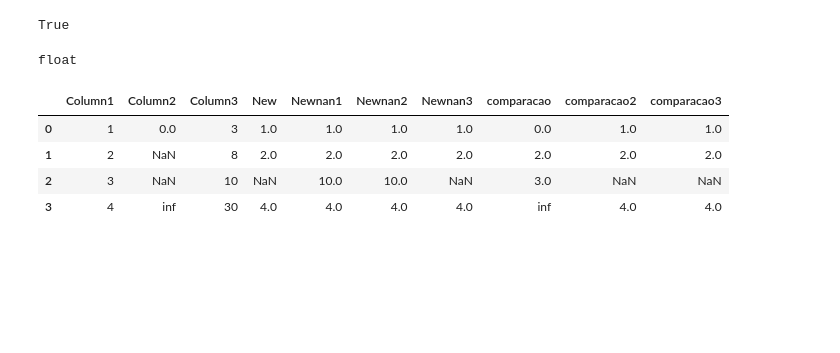
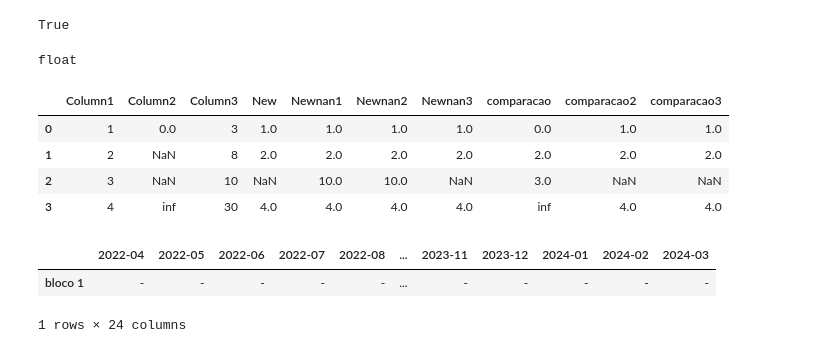
Before and after one commit to alexaugusto23/python_developer, a Jupyter notebook: Planejamento - Lógicas/Scripts e Notebooks/logicas_pyplan.ipynb, the cells around one changed output. Drawn from its saved outputs; the diff is of its cells as text; code cells hidden in the pictures; blank space fills up the shorter version.

```diff
--- a/Planejamento - Lógicas/Scripts e Notebooks/logicas_pyplan.ipynb
+++ b/Planejamento - Lógicas/Scripts e Notebooks/logicas_pyplan.ipynb
@@ -1926,3 +1926,21 @@ df
 | 1 | 2 | NaN | 8 | 2.0 | 2.0 | 2.0 | 2.0 | 2.0 | 2.0 | 2.0 |
 | 2 | 3 | NaN | 10 | NaN | 10.0 | 10.0 | NaN | 3.0 | NaN | NaN |
 | 3 | 4 | inf | 30 | 4.0 | 4.0 | 4.0 | 4.0 | inf | 4.0 | 4.0 |
+# %%
+
+
+_date = ['2022-04', '2022-05', '2022-06', '2022-07', '2022-08', '2022-09', '2022-10', '2022-11', '2022-12', '2023-01', '2023-02', '2023-03', '2023-04', '2023-05', '2023-06', '2023-07', '2023-08', '2023-09', '2023-10', '2023-11', '2023-12', '2024-01', '2024-02', '2024-03']
+_values = ['-' for i in range(len(_date))]
+
+_data = {_date[i]:list(_values[i]) for i in range(len(_date))}
+
+_df = pd.DataFrame(data =_data, index=['bloco 1'])
+
+# _da = pp.dataarray_from_pandas( _df,{ index_codigo_unidade.name:index_codigo_unidade, index_datas.name:index_datas},'value', defaultValue=None, valueColumnsAsDim=True, sumDuplicateRecords=True )
+
+
+_df
+# %% [output]
+|  | 2022-04 | 2022-05 | 2022-06 | 2022-07 | 2022-08 | ... | 2023-11 | 2023-12 | 2024-01 | 2024-02 | 2024-03 |
+| bloco 1 | - | - | - | - | - | ... | - | - | - | - | - |
+1 rows × 24 columns
```
Also changed, not shown: parts of 4 cells of this notebook.
